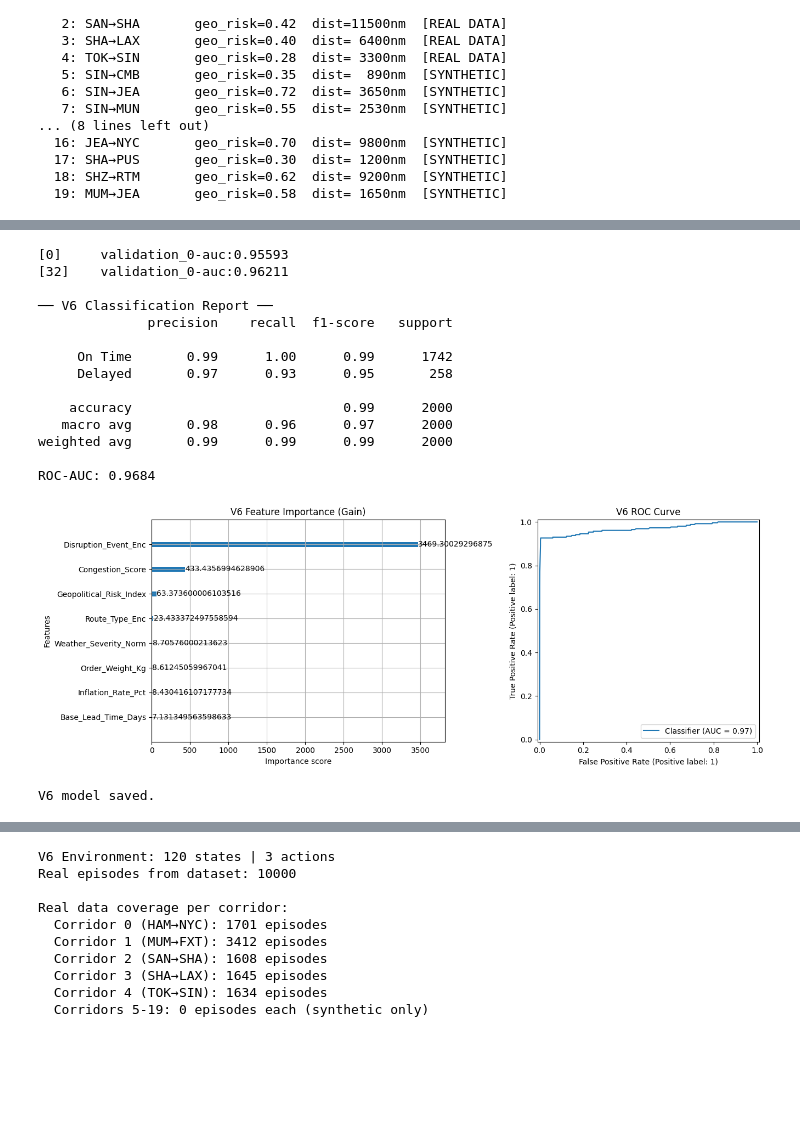
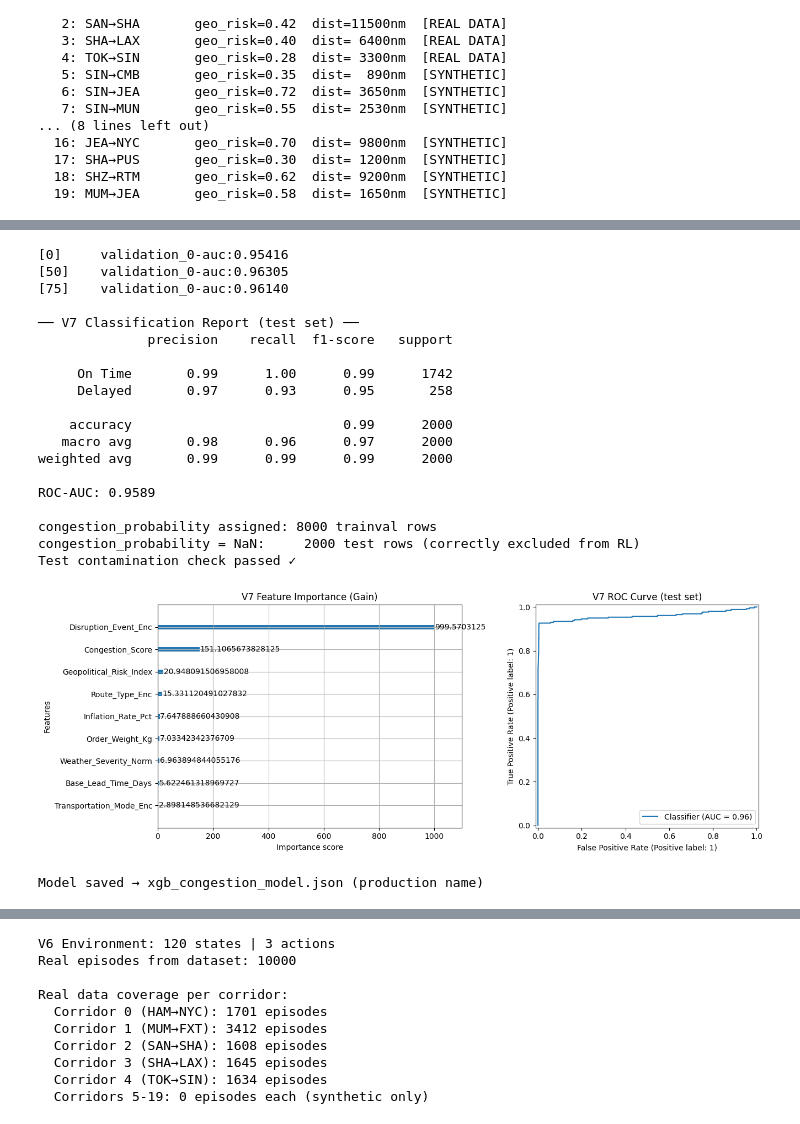
Before and after one commit to Karthik-Flash/MarkovChained, a Jupyter notebook: ML/DPWorldConcise.ipynb, the cells around one changed output, grey strips where cells are left out. Cells and saved outputs as stored; diff of their text form; code cells hidden in the pictures; blank space fills up the shorter version.

```diff
--- a/ML/DPWorldConcise.ipynb
+++ b/ML/DPWorldConcise.ipynb
@@ -288,67 +299,90 @@ Train: (8000, 9) | Test: (2000, 9)
 # %%
 # ════════════════════════════════════════════════════════════════
-# CHUNK V6-C: RETRAIN XGBOOST WITH FIXED FEATURES
+# V7-C: XGBOOST — eval on VAL, predict only on TRAINVAL rows
+# Fixes: test set was used for early stopping (data leakage)
+# Fixes: congestion_probability was assigned to all rows including test
 # ════════════════════════════════════════════════════════════════
 
 import xgboost as xgb
 from sklearn.metrics import classification_report, roc_auc_score, RocCurveDisplay, confusion_matrix
 
-model_v6 = xgb.XGBClassifier(
+model_v7 = xgb.XGBClassifier(
     n_estimators=400,
     max_depth=6,
     learning_rate=0.04,
     subsample=0.8,
     colsample_bytree=0.8,
     scale_pos_weight=(y_train==0).sum() / (y_train==1).sum(),
     eval_metric='auc',
     random_state=42,
     early_stopping_rounds=25
 )
 
-model_v6.fit(
+model_v7.fit(
     X_train, y_train,
-    eval_set=[(X_test, y_test)],
+    eval_set=[(X_val, y_val)],   # ← FIXED: val not test
     verbose=50
 )
 
-y_pred_v6 = model_v6.predict(X_test)
-y_prob_v6 = model_v6.predict_proba(X_test)[:, 1]
+# ── Evaluate on held-out test set (never seen during training or RL) ──────────
+y_pred_v7 = model_v7.predict(X_test)
+y_prob_v7 = model_v7.predict_proba(X_test)[:, 1]
 
-print("\n── V6 Classification Report ──")
-print(classification_report(y_test, y_pred_v6, target_names=['On Time','Delayed']))
-print(f"ROC-AUC: {roc_auc_score(y_test, y_prob_v6):.4f}")
+print("\n── V7 Classification Report (test set) ──")
+print(classification_report(y_test, y_pred_v7, target_names=['On Time','Delayed']))
+print(f"ROC-AUC: {roc_auc_score(y_test, y_prob_v7):.4f}")
 
-# Feature importance
+# ── FIXED: Assign congestion_probability ONLY to trainval rows ────────────────
+# Test rows get NaN — they must never influence RL training
+df['congestion_probability'] = np.nan
+df.loc[rl_train_idx, 'congestion_probability'] = (
+    model_v7.predict_proba(X_trainval)[:, 1]
+)
+
+n_valid = df['congestion_probability'].notna().sum()
+n_nan   = df['congestion_probability'].isna().sum()
+print(f"\ncongestion_probability assigned: {n_valid} trainval rows")
+print(f"congestion_probability = NaN:     {n_nan} test rows (correctly excluded from RL)")
+
+# Verify no test rows contaminate RL
+test_idx = X_test.index
+assert df.loc[test_idx, 'congestion_probability'].isna().all(), \
+    "Test rows contaminate congestion_probability — FIX THIS"
+print("Test contamination check passed ✓")
+
+# Feature importance plot
 fig, axes = plt.subplots(1, 2, figsize=(14, 5))
-xgb.plot_importance(model_v6, ax=axes[0], max_num_features=9, importance_type='gain')
-axes[0].set_title('V6 Feature Importance (Gain)')
-RocCurveDisplay.from_predictions(y_test, y_prob_v6, ax=axes[1])
-axes[1].set_title('V6 ROC Curve')
+xgb.plot_importance(model_v7, ax=axes[0], max_num_features=9, importance_type='gain')
+axes[0].set_title('V7 Feature Importance (Gain)')
+RocCurveDisplay.from_predictions(y_test, y_prob_v7, ax=axes[1])
+axes[1].set_title('V7 ROC Curve (test set)')
 plt.tight_layout()
 plt.show()
 
-# Attach congestion_probability back to df
-df['congestion_probability'] = model_v6.predict_proba(df[FEATURE_COLS_V6])[:, 1]
-
-# Save V6 model
-with open('xgb_congestion_model_v6.pkl', 'wb') as f:
-    pickle.dump(model_v6, f)
-model_v6.save_model('xgb_congestion_model_v6.json')
-print("\nV6 model saved.")
+# Save V7 model
+with open('xgb_congestion_model_v7.pkl', 'wb') as f:
+    pickle.dump(model_v7, f)
+model_v7.save_model('xgb_congestion_model.json')
+print("\nModel saved → xgb_congestion_model.json (production name)")
 # %% [output]
-[0]     validation_0-auc:0.95593
-[32]    validation_0-auc:0.96211
+[0]     validation_0-auc:0.95416
+[50]    validation_0-auc:0.96305
+[75]    validation_0-auc:0.96140
 
-── V6 Classification Report ──
+── V7 Classification Report (test set) ──
               precision    recall  f1-score   support
 
      On Time       0.99      1.00      0.99      1742
      Delayed       0.97      0.93      0.95       258
 
     accuracy                           0.99      2000
    macro avg       0.98      0.96      0.97      2000
 weighted avg       0.99      0.99      0.99      2000
 
-ROC-AUC: 0.9684
+ROC-AUC: 0.9589
+
+congestion_probability assigned: 8000 trainval rows
+congestion_probability = NaN:     2000 test rows (correctly excluded from RL)
+Test contamination check passed ✓
-[figure, old version]
+[figure, new version]
-V6 model saved.
+Model saved → xgb_congestion_model.json (production name)
```
Also changed, not shown: parts of 13 cells of this notebook.
